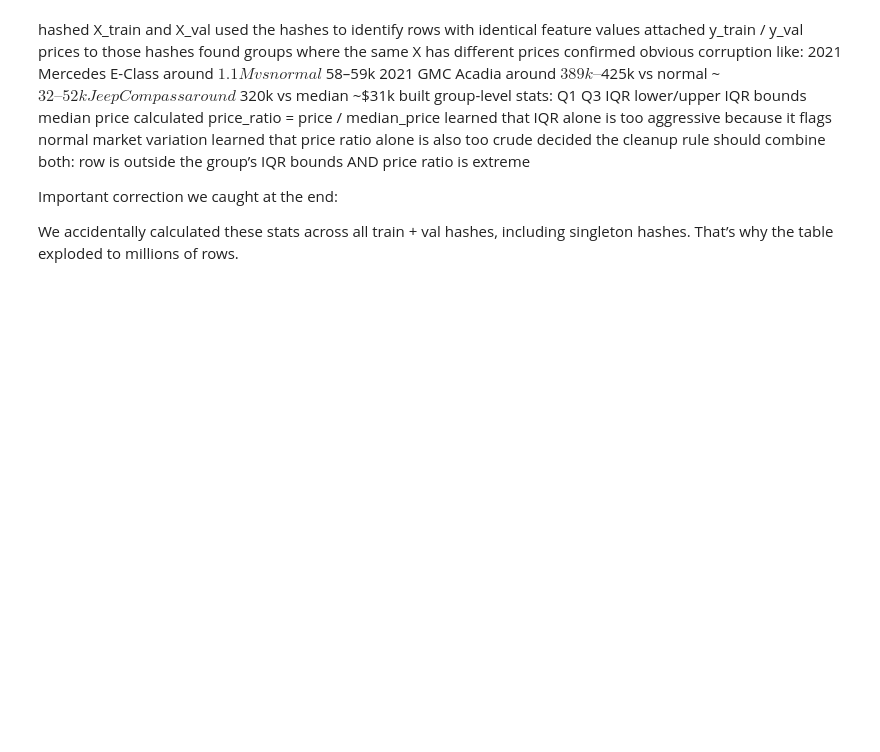
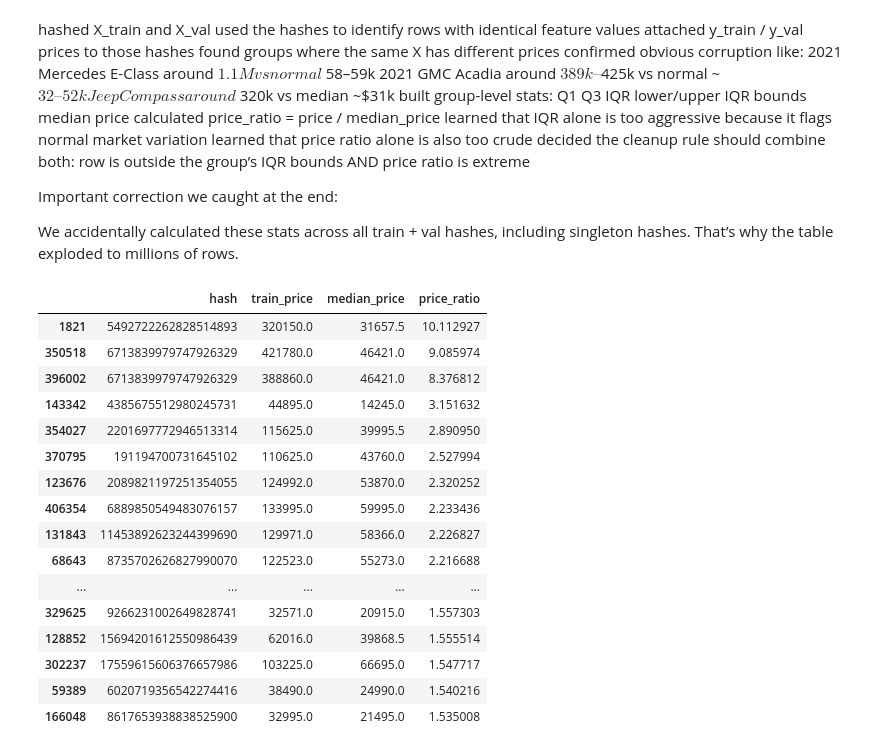
Before and after one commit to CaseyKiiza2026/vehicle-valuation-platform, a Jupyter notebook: notebooks/other_model.ipynb, the cells around one changed output. Drawn from its saved outputs; the diff is of its cells as text; code cells hidden in the pictures; blank space fills up the shorter version.

Commit message:
worked on the ratios now working on IQR on train data

```diff
--- a/notebooks/other_model.ipynb
+++ b/notebooks/other_model.ipynb
@@ -523,0 +517,53 @@ train_lookup = pd.DataFrame({
+# %%
+train_hashes = pd.util.hash_pandas_object(X_train, index=False)
+
+train_lookup = pd.DataFrame({
+    "hash": train_hashes,
+    "train_price": y_train
+})
+hash_counts = train_lookup["hash"].value_counts()
+
+repeated_hashes = hash_counts[hash_counts > 1].index
+
+train_repeated = train_lookup[
+    train_lookup["hash"].isin(repeated_hashes)
+]
+train_groups = train_repeated.groupby('hash')
+
+median_train = train_groups["train_price"].median()
+median_train = median_train.reset_index(name='median_price')
+train_with_median = train_repeated.merge(
+    median_train,
+    on="hash",
+    how="left"
+)
+train_with_median["price_ratio"] = (
+    train_with_median["train_price"] /
+    train_with_median["median_price"]
+)
+ratio_sorted = train_with_median.sort_values(
+    "price_ratio",
+    ascending=False
+)
+
+ratio_sorted[
+    ["hash", "train_price", "median_price", "price_ratio"]
+].head(50)
+# %% [output]
+|  | hash | train_price | median_price | price_ratio |
+| 1821 | 5492722262828514893 | 320150.0 | 31657.5 | 10.112927 |
+| 350518 | 6713839979747926329 | 421780.0 | 46421.0 | 9.085974 |
+| 396002 | 6713839979747926329 | 388860.0 | 46421.0 | 8.376812 |
+| 143342 | 4385675512980245731 | 44895.0 | 14245.0 | 3.151632 |
+| 354027 | 2201697772946513314 | 115625.0 | 39995.5 | 2.890950 |
+| 370795 | 191194700731645102 | 110625.0 | 43760.0 | 2.527994 |
+| 123676 | 2089821197251354055 | 124992.0 | 53870.0 | 2.320252 |
+| 406354 | 6889850549483076157 | 133995.0 | 59995.0 | 2.233436 |
+| 131843 | 11453892623244399690 | 129971.0 | 58366.0 | 2.226827 |
+| 68643 | 8735702626827990070 | 122523.0 | 55273.0 | 2.216688 |
+| ... | ... | ... | ... | ... |
+| 329625 | 9266231002649828741 | 32571.0 | 20915.0 | 1.557303 |
+| 128852 | 15694201612550986439 | 62016.0 | 39868.5 | 1.555514 |
+| 302237 | 17559615606376657986 | 103225.0 | 66695.0 | 1.547717 |
+| 59389 | 6020719356542274416 | 38490.0 | 24990.0 | 1.540216 |
+| 166048 | 8617653938838525900 | 32995.0 | 21495.0 | 1.535008 |
```
Also changed, not shown: parts of 10 cells of this notebook.
